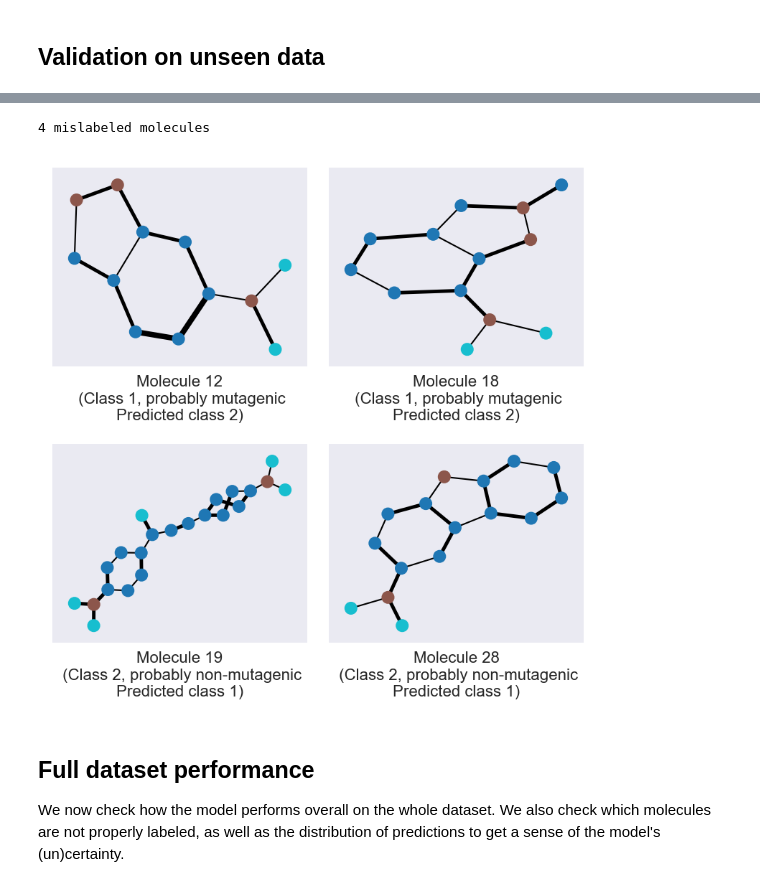
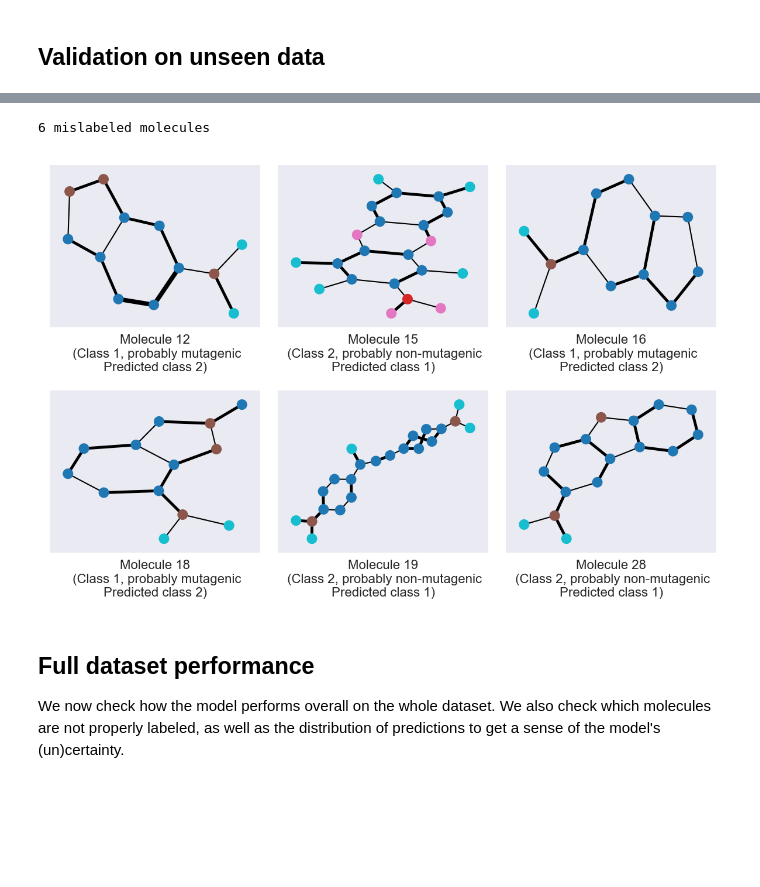
Before and after one commit to C-Achard/DeepLearningBiomedicine-Homework2, a Jupyter notebook: book/rendered_notebooks/EdgeAttentionGCN.ipynb, the cells around one changed output, grey strips where cells are left out. Saved outputs shown, nothing was run; the diff lists cells and outputs as text; code cells hidden in the pictures; blank space fills up the shorter version.

```diff
--- a/book/rendered_notebooks/EdgeAttentionGCN.ipynb
+++ b/book/rendered_notebooks/EdgeAttentionGCN.ipynb
@@ -233,22 +233,22 @@ utils.plot_confusion_matrix(preds, ys)
 # %%
 mislabeled = utils.find_mislabeled_molecules(preds, ys.numpy().astype(int))
 print(f"{len(mislabeled)} mislabeled molecules")
 mols = []
 for id_mol in mislabeled:
     mols.append(dataloaders[2].dataset[id_mol])
 
 thresh_preds = np.where(preds > 0.5, 1, 0)[mislabeled]
 utils.draw_molecule_from_dict(
-    mols[:10],
+    mols[:6],
     preds=thresh_preds,
     mol_ids=mislabeled,
-    n_cols=2,
+    n_cols=3,
     n_rows=2,
-    figsize=(4, 4),
+    figsize=(6, 4),
 )
 # %% [output]
-4 mislabeled molecules
+6 mislabeled molecules
-[figure, old version]
+[figure, new version]
 # %% [markdown]
 ## Full dataset performance
 We now check how the model performs overall on the whole dataset.
```
Also changed, not shown: parts of 9 cells of this notebook, 3 other files.
